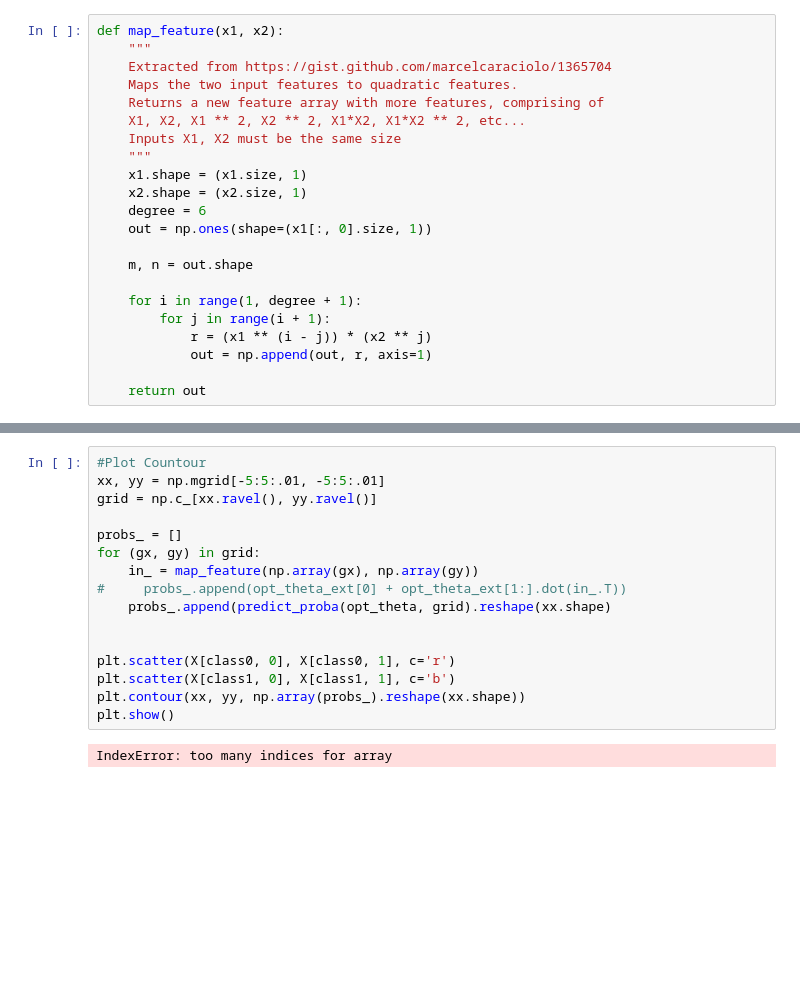
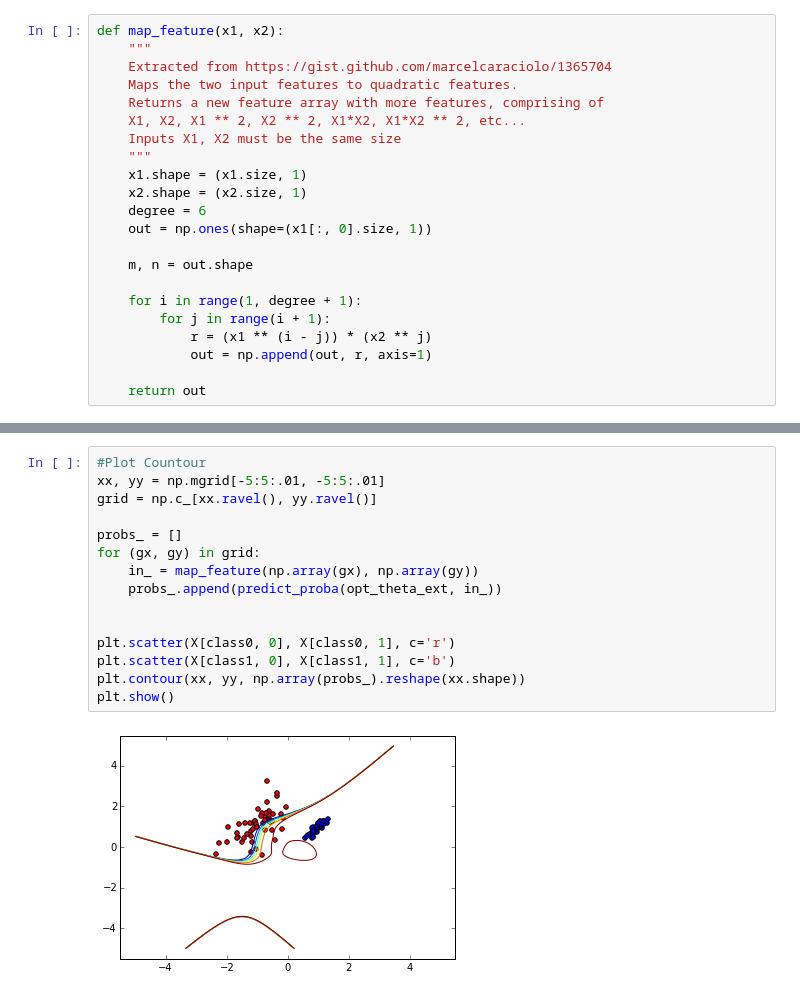
Before and after one commit to danilons/ml-course, a Jupyter notebook: class5-logistic_regression.ipynb, the cells around one changed output, grey strips where cells are left out. Saved outputs shown, nothing was run; the diff lists cells and outputs as text; blank space fills up the shorter version.

```diff
--- a/class5-logistic_regression.ipynb
+++ b/class5-logistic_regression.ipynb
@@ -252,18 +253,17 @@ Warning: Desired error not necessarily achieved due to precision loss.
 # %%
 #Plot Countour
 xx, yy = np.mgrid[-5:5:.01, -5:5:.01]
 grid = np.c_[xx.ravel(), yy.ravel()]
 
 probs_ = []
 for (gx, gy) in grid:
     in_ = map_feature(np.array(gx), np.array(gy))
-#     probs_.append(opt_theta_ext[0] + opt_theta_ext[1:].dot(in_.T))
-    probs_.append(predict_proba(opt_theta, grid).reshape(xx.shape)
+    probs_.append(predict_proba(opt_theta_ext, in_))
 
 
 plt.scatter(X[class0, 0], X[class0, 1], c='r')
 plt.scatter(X[class1, 0], X[class1, 1], c='b')
 plt.contour(xx, yy, np.array(probs_).reshape(xx.shape))
 plt.show()
 # %% [output]
-IndexError: too many indices for array
+[figure, added]
```
Also changed, not shown: parts of 8 cells of this notebook.
